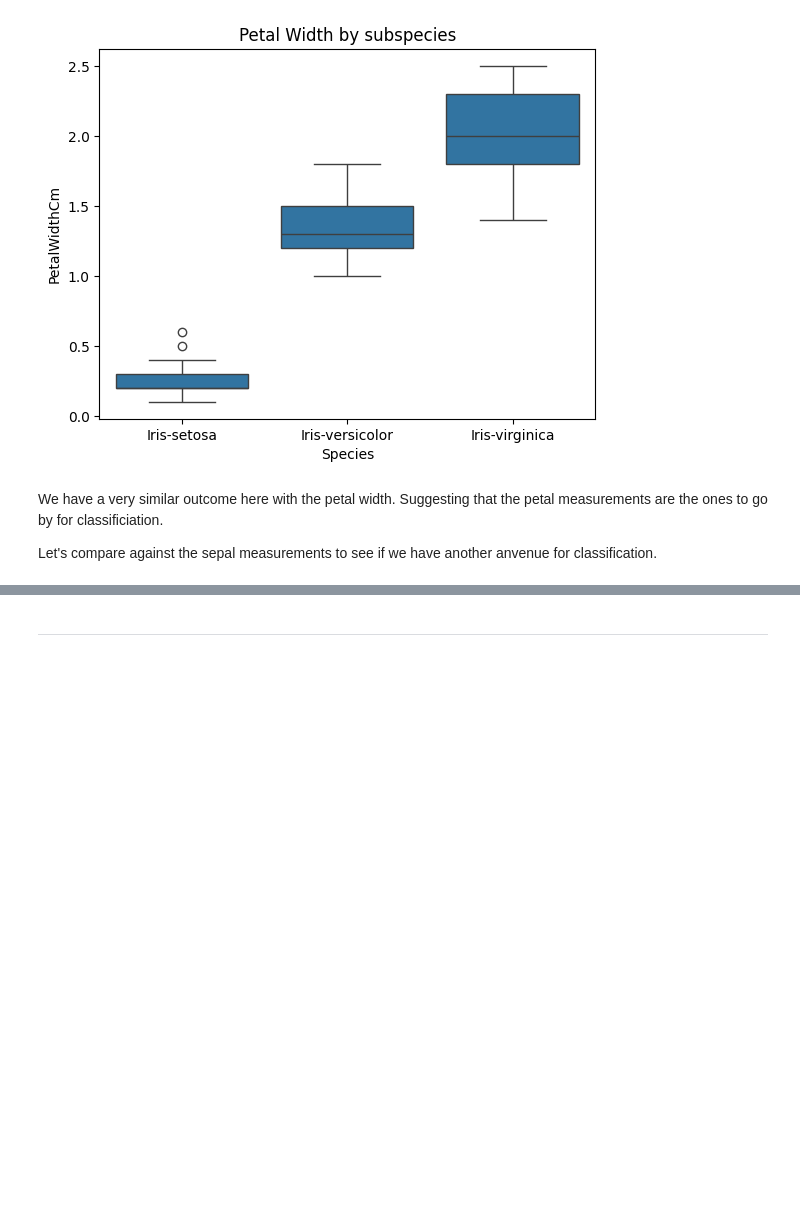
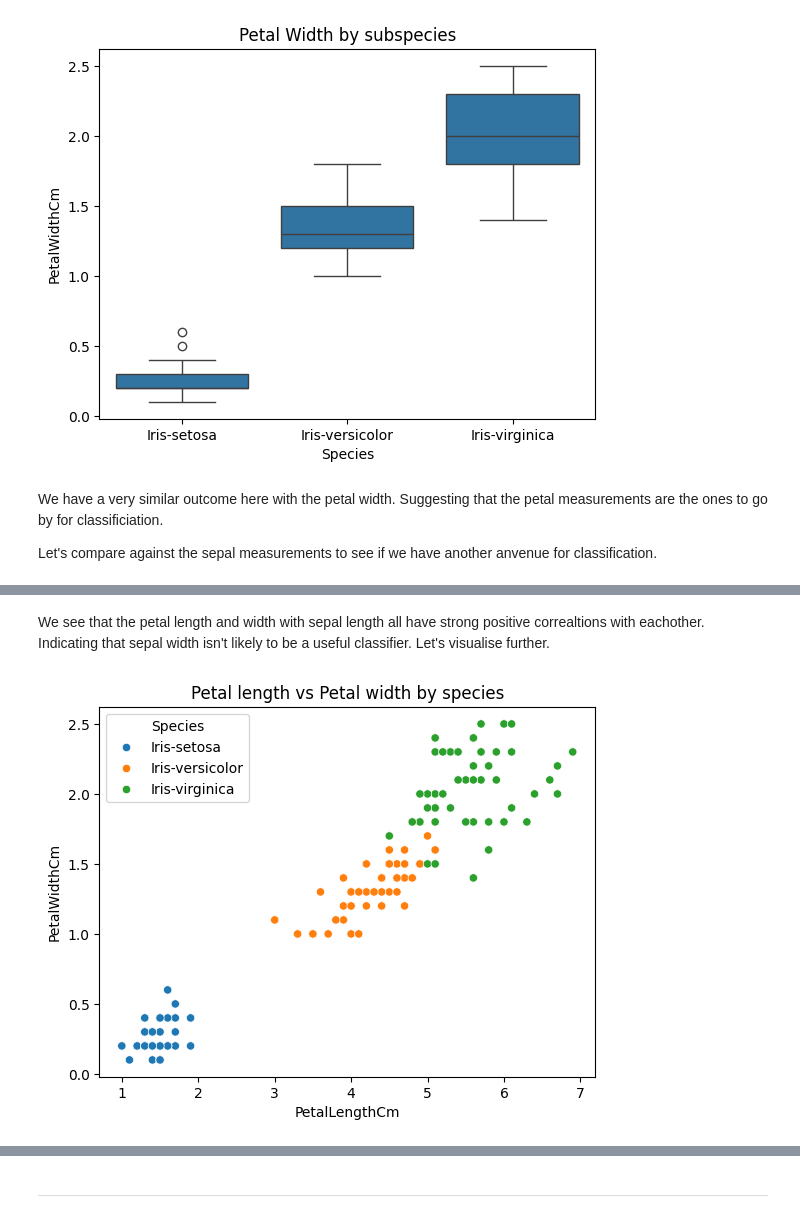
Before and after one commit to 13NateMate37/Practice_with_Iris_take2, a Jupyter notebook: jupyter_notebooks/2_irisprac_EDA copy.ipynb, the cells around one changed output, grey strips where cells are left out. Saved outputs shown, nothing was run; the diff lists cells and outputs as text; code cells hidden in the pictures; blank space fills up the shorter version.

Commit message:
Further EDA

```diff
--- a/jupyter_notebooks/2_irisprac_EDA copy.ipynb
+++ b/jupyter_notebooks/2_irisprac_EDA copy.ipynb
@@ -186,0 +220,14 @@ plt.show()
+# %% [markdown]
+We see that the petal length and width with sepal length all have strong positive correaltions with eachother. Indicating that sepal width isn't likely to be a useful classifier. Let's visualise further.
+# %%
+sns.scatterplot(
+    data=df_clean,
+    x="PetalLengthCm",
+    y="PetalWidthCm",
+    hue="Species"
+)
+
+plt.title("Petal length vs Petal width by species")
+plt.show()
+# %% [output]
+[figure, added]
```
Also changed, not shown: parts of 5 cells of this notebook.
